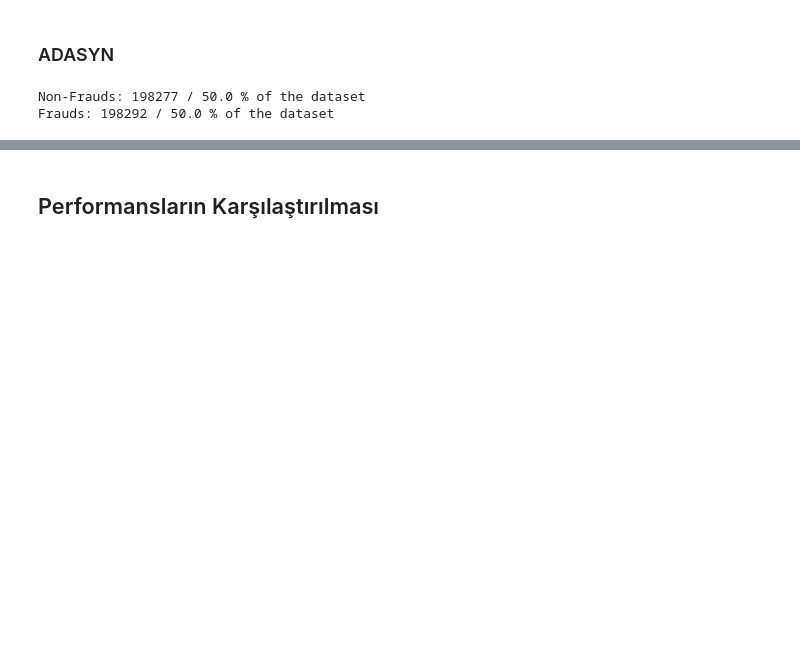
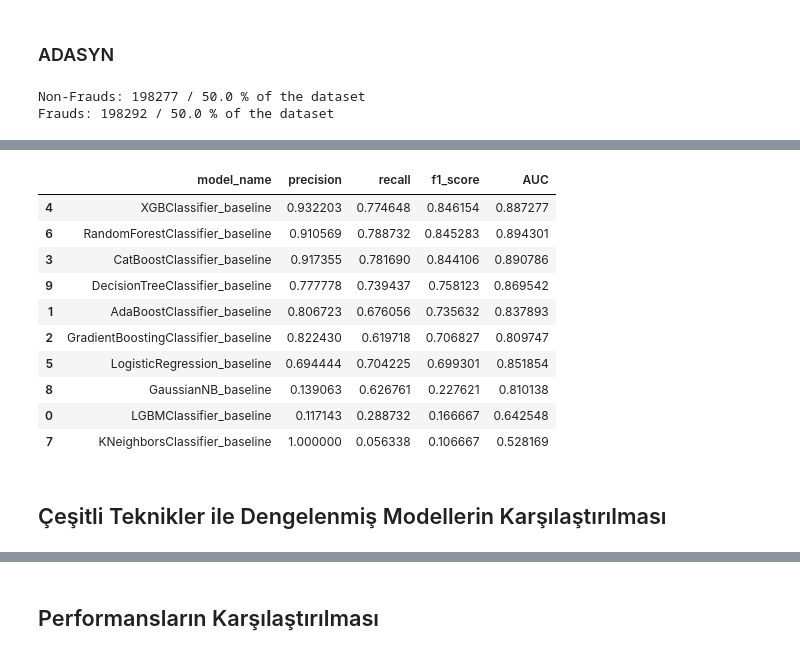
Before and after one commit to Tek-nr/AI-Based-Fraud-Detection, a Jupyter notebook: creditcard.ipynb, the cells around one changed output, grey strips where cells are left out. Saved outputs shown, nothing was run; the diff lists cells and outputs as text; code cells hidden in the pictures; blank space fills up the shorter version.

```diff
--- a/creditcard.ipynb
+++ b/creditcard.ipynb
@@ -353 +398,17 @@ ml_models = [ lgb.LGBMClassifier()]
+# %%
+ml_models.all_performances.sort_values(by=['f1_score','AUC'], ascending=False)
+# %% [output]
+|  | model_name | precision | recall | f1_score | AUC |
+| 4 | XGBClassifier_baseline | 0.932203 | 0.774648 | 0.846154 | 0.887277 |
+| 6 | RandomForestClassifier_baseline | 0.910569 | 0.788732 | 0.845283 | 0.894301 |
+| 3 | CatBoostClassifier_baseline | 0.917355 | 0.781690 | 0.844106 | 0.890786 |
+| 9 | DecisionTreeClassifier_baseline | 0.777778 | 0.739437 | 0.758123 | 0.869542 |
+| 1 | AdaBoostClassifier_baseline | 0.806723 | 0.676056 | 0.735632 | 0.837893 |
+| 2 | GradientBoostingClassifier_baseline | 0.822430 | 0.619718 | 0.706827 | 0.809747 |
+| 5 | LogisticRegression_baseline | 0.694444 | 0.704225 | 0.699301 | 0.851854 |
+| 8 | GaussianNB_baseline | 0.139063 | 0.626761 | 0.227621 | 0.810138 |
+| 0 | LGBMClassifier_baseline | 0.117143 | 0.288732 | 0.166667 | 0.642548 |
+| 7 | KNeighborsClassifier_baseline | 1.000000 | 0.056338 | 0.106667 | 0.528169 |
+# %% [markdown]
+## Çeşitli Teknikler ile Dengelenmiş Modellerin Karşılaştırılması
 # %%
```
Also changed, not shown: parts of 84 cells of this notebook.
